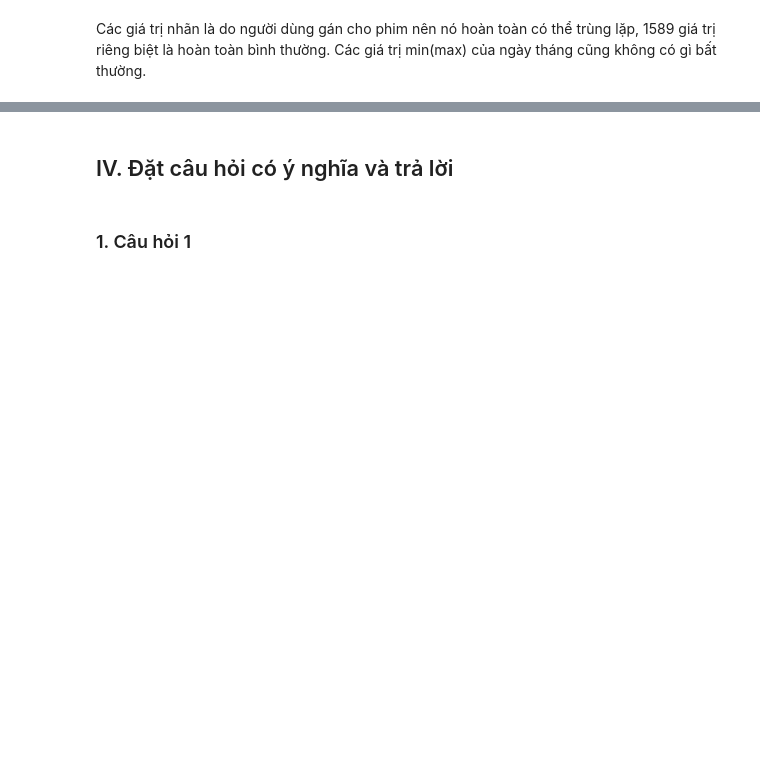
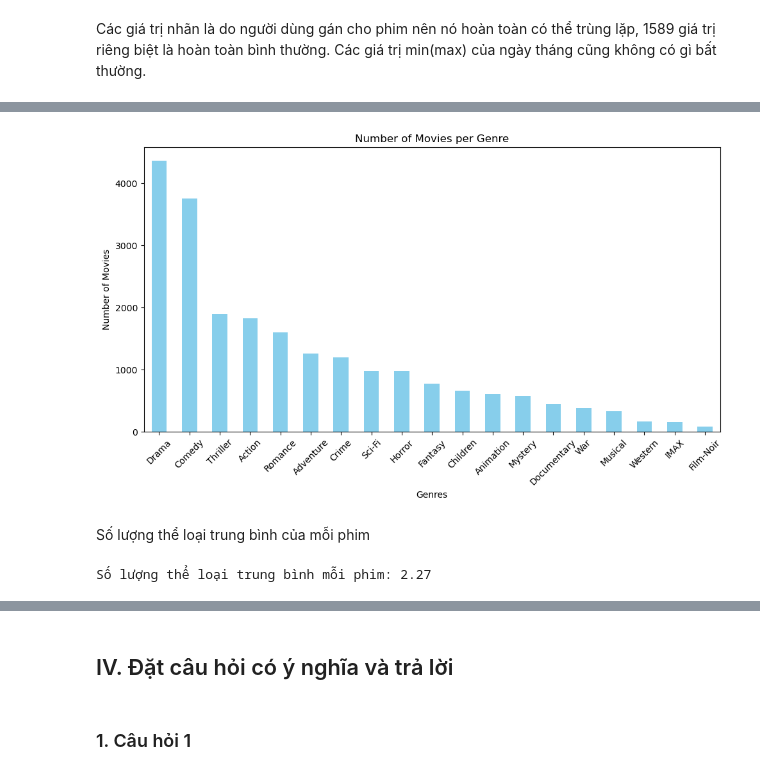
Before and after one commit to miavox/CSC17104-Final-Project, a Jupyter notebook: Project/Final_project.ipynb, the cells around one changed output, grey strips where cells are left out. Saved outputs shown, nothing was run; the diff lists cells and outputs as text; code cells hidden in the pictures; blank space fills up the shorter version.

Commit message:
view genres

```diff
--- a/Project/Final_project.ipynb
+++ b/Project/Final_project.ipynb
@@ -359,0 +366,5 @@ Các giá trị nhãn là do người dùng gán cho phim nên nó hoàn toàn c
+# %%
+# Đếm số lượng phim theo từng thể loại
+genre_counts = movies.iloc[:, 2:].sum().sort_values(ascending=False)
+
+genre_counts
@@ -359,0 +392,25 @@ Các giá trị nhãn là do người dùng gán cho phim nên nó hoàn toàn c
+# %%
+genre_counts.plot(kind='bar', figsize=(10, 6), color='skyblue')
+plt.title('Number of Movies per Genre')
+plt.xlabel('Genres')
+plt.ylabel('Number of Movies')
+plt.xticks(rotation=45)
+plt.tight_layout()
+plt.show()
+# %% [output]
+[figure, added]
+# %% [markdown]
+Số lượng thể loại trung bình của mỗi phim
+# %%
+# Lấy danh sách các cột thể loại (đã được tạo bằng one-hot encoding)
+genre_columns = [col for col in movies.columns if col not in ['movieId', 'title', 'Genre_Count', 'Average_Rating', 'year']]
+
+# Tính số lượng thể loại của từng phim
+movies['Genre_Count'] = movies[genre_columns].sum(axis=1)
+
+# Tính trung bình số lượng thể loại mỗi phim
+average_genres_per_movie = movies['Genre_Count'].mean()
+
+print(f"Số lượng thể loại trung bình mỗi phim: {average_genres_per_movie:.2f}")
+# %% [output]
+Số lượng thể loại trung bình mỗi phim: 2.27
```
Also changed, not shown: parts of 18 cells of this notebook, 1 other file.
